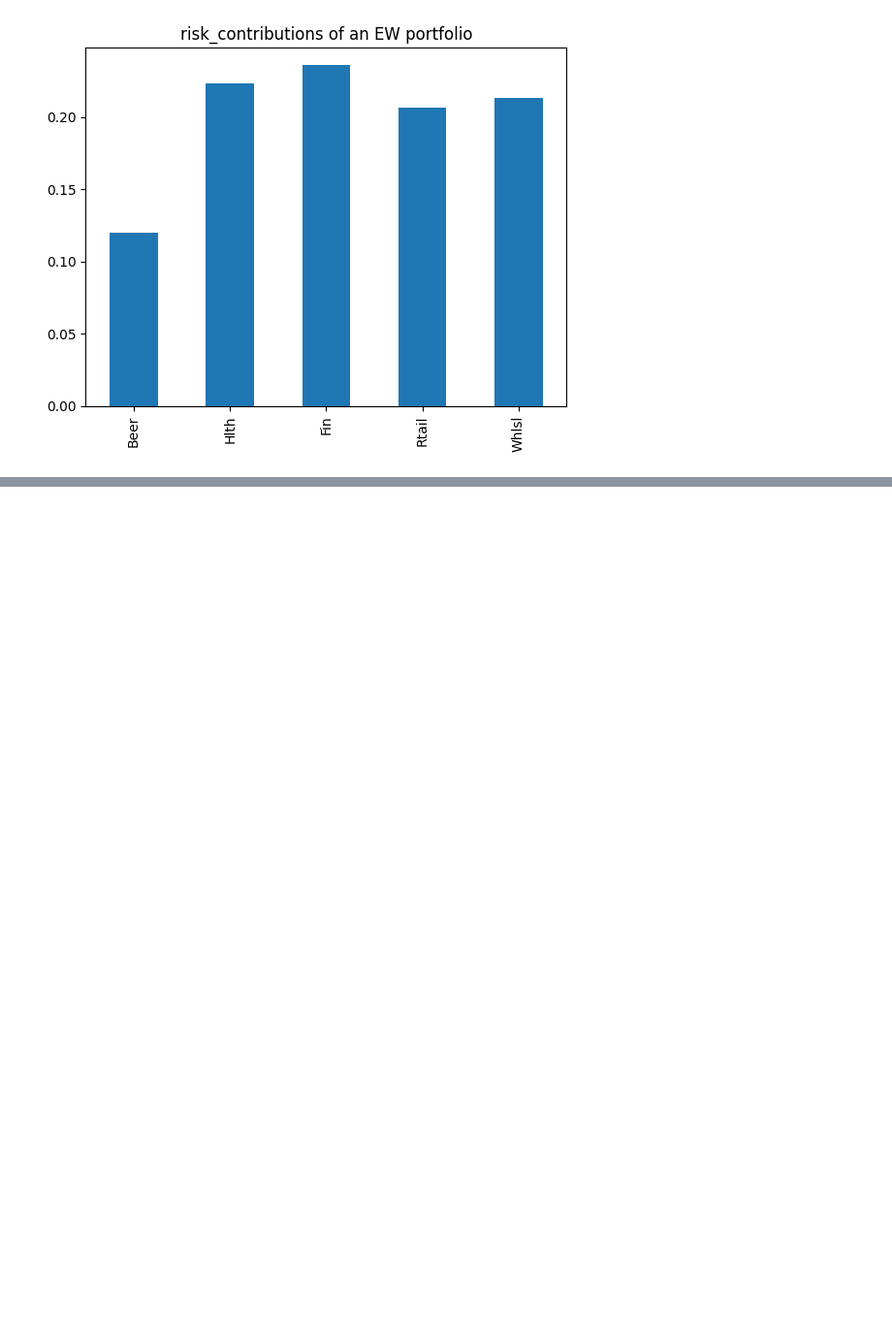
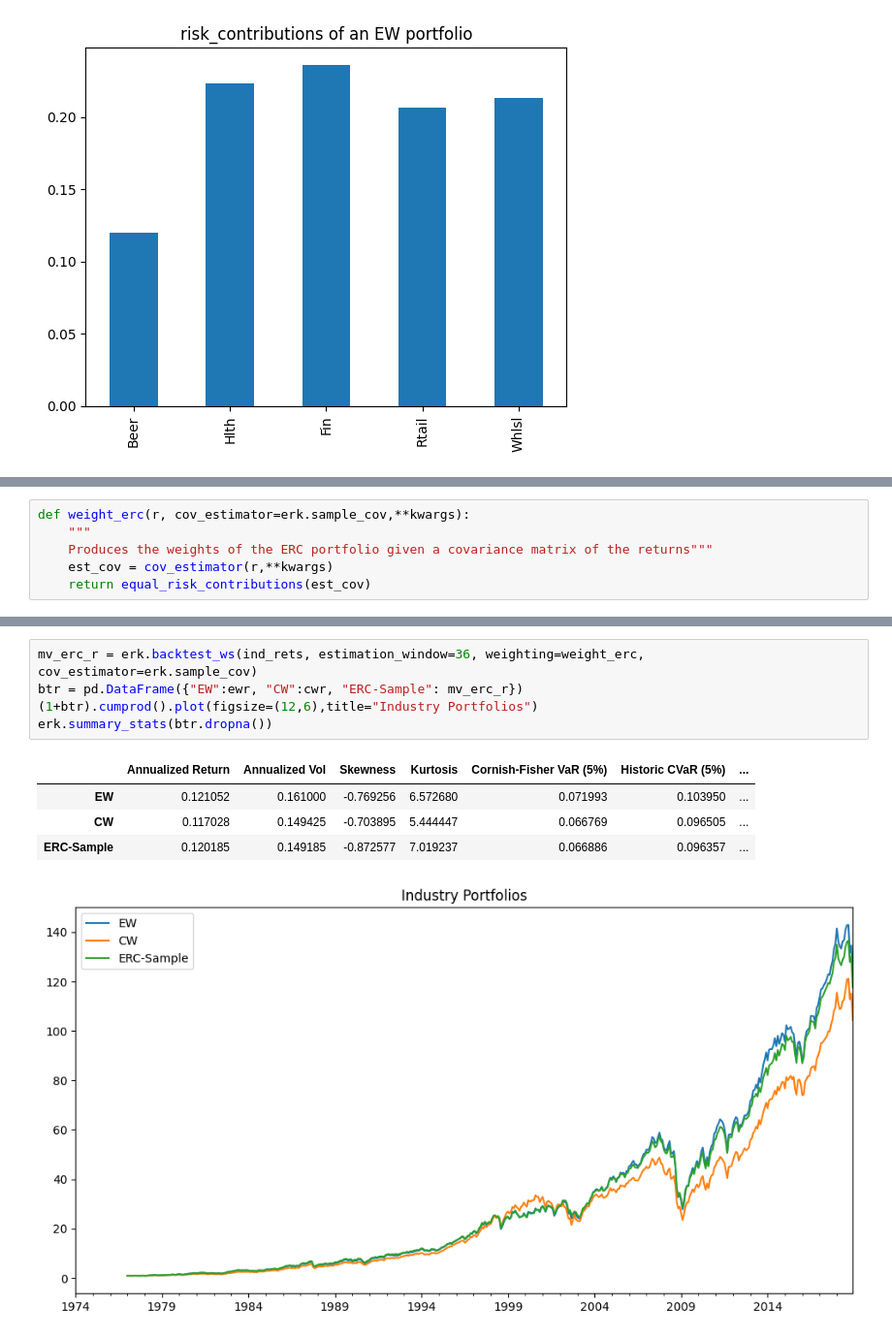
Before and after one commit to lishenjian1996/Programming-Study, a Jupyter notebook: Investment Management with Python and Machine Learning/Advanced Portfolio Construction and Analysis with Python/section8.ipynb, the cells around one changed output, grey strips where cells are left out. Shown at 97% size. Saved outputs shown, nothing was run; the diff lists cells and outputs as text; blank space fills up the shorter version.

```diff
--- a/Investment Management with Python and Machine Learning/Advanced Portfolio Construction and Analysis with Python/section8.ipynb
+++ b/Investment Management with Python and Machine Learning/Advanced Portfolio Construction and Analysis with Python/section8.ipynb
@@ -80,0 +88,6 @@ def target_risk_contributions(target_risk, cov):
+# %%
+def weight_erc(r, cov_estimator=erk.sample_cov,**kwargs):
+    """
+    Produces the weights of the ERC portfolio given a covariance matrix of the returns"""
+    est_cov = cov_estimator(r,**kwargs)
+    return equal_risk_contributions(est_cov)
@@ -80,0 +105,11 @@ def target_risk_contributions(target_risk, cov):
+# %%
+mv_erc_r = erk.backtest_ws(ind_rets, estimation_window=36, weighting=weight_erc, cov_estimator=erk.sample_cov)
+btr = pd.DataFrame({"EW":ewr, "CW":cwr, "ERC-Sample": mv_erc_r})
+(1+btr).cumprod().plot(figsize=(12,6),title="Industry Portfolios")
+erk.summary_stats(btr.dropna())
+# %% [output]
+|  | Annualized Return | Annualized Vol | Skewness | Kurtosis | Cornish-Fisher VaR (5%) | Historic CVaR (5%) | ... |
+| EW | 0.121052 | 0.161000 | -0.769256 | 6.572680 | 0.071993 | 0.103950 | ... |
+| CW | 0.117028 | 0.149425 | -0.703895 | 5.444447 | 0.066769 | 0.096505 | ... |
+| ERC-Sample | 0.120185 | 0.149185 | -0.872577 | 7.019237 | 0.066886 | 0.096357 | ... |
+[figure, added]
```
Also changed, not shown: parts of 4 cells of this notebook.
